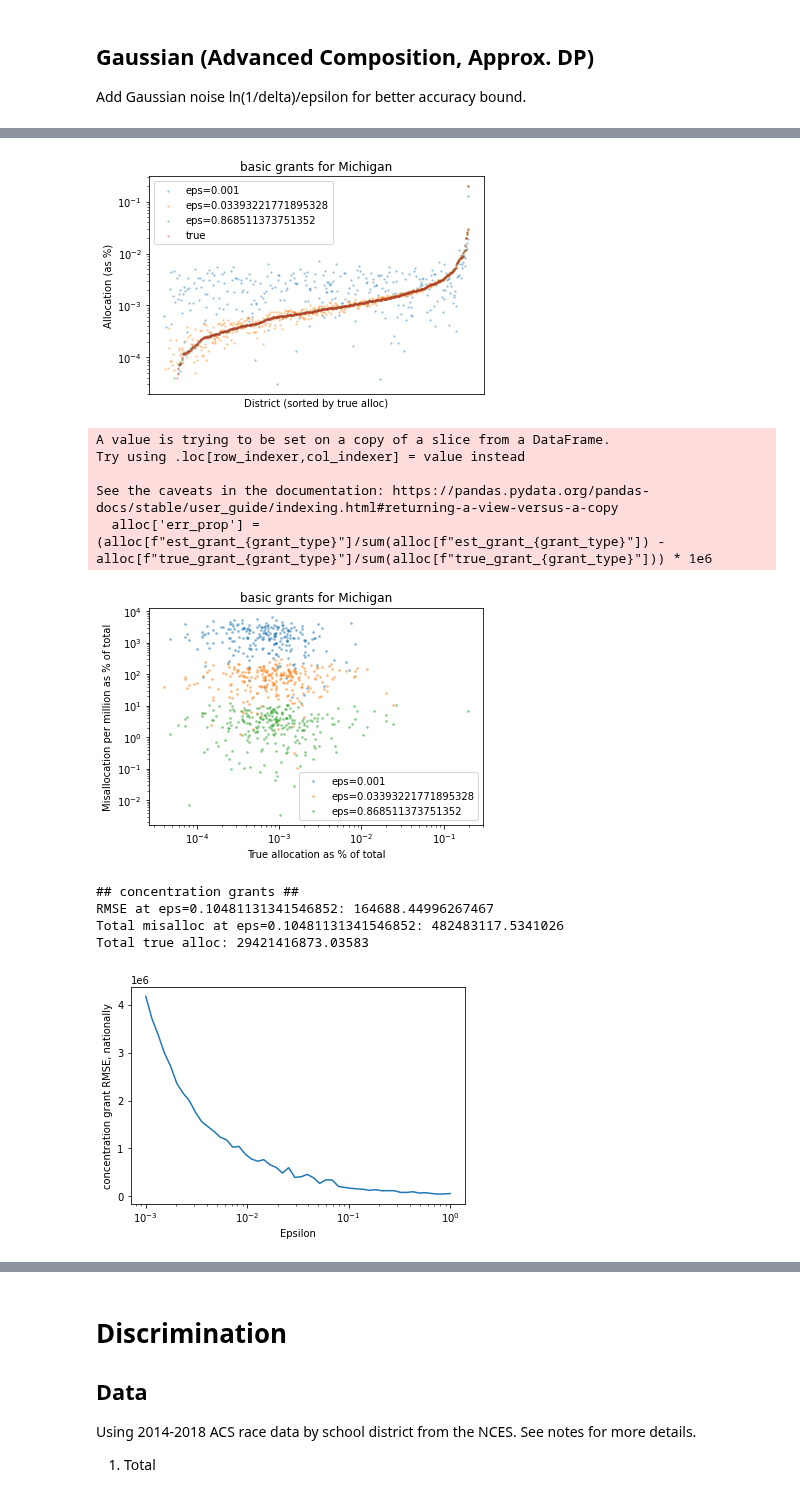
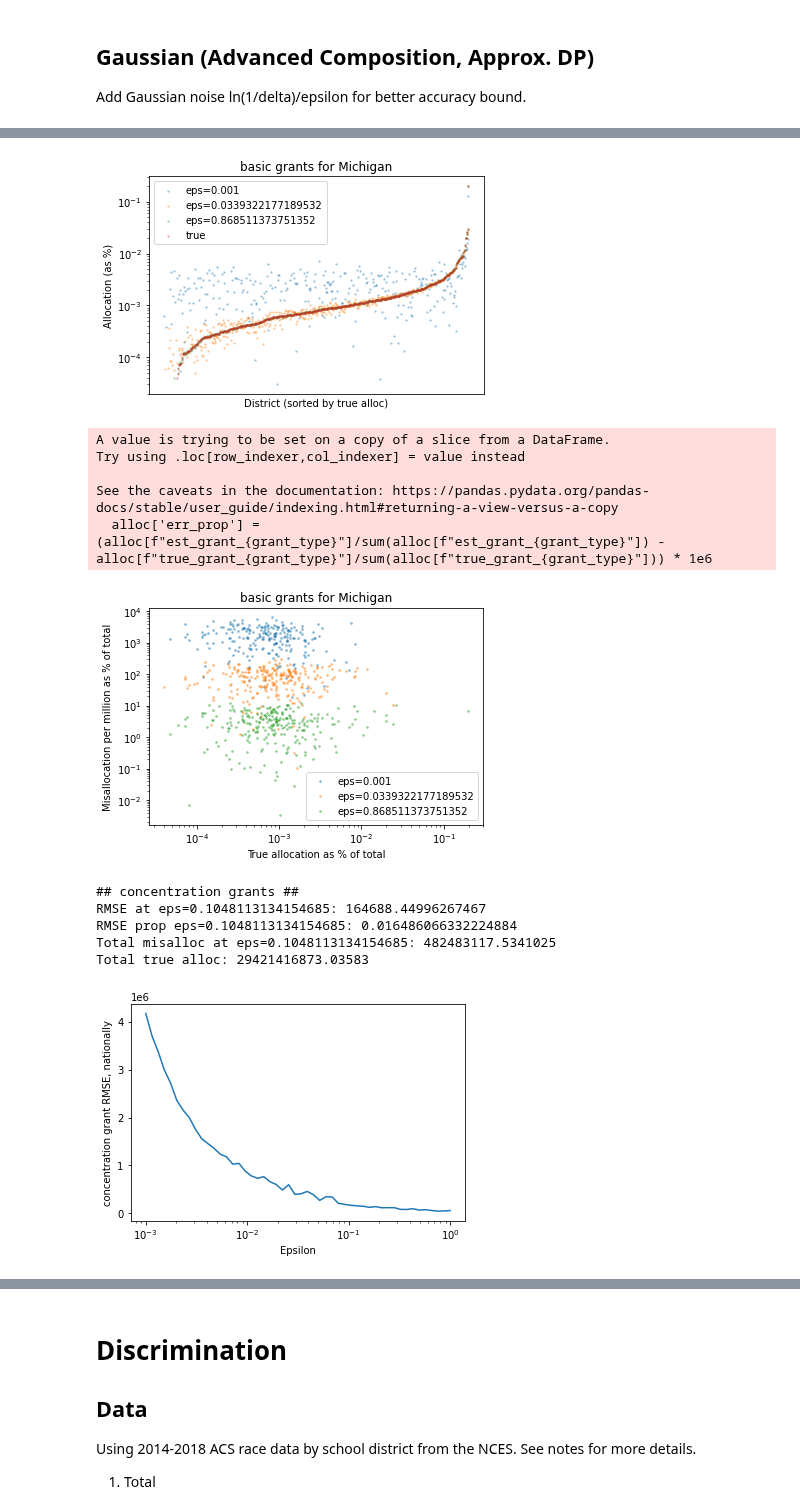
Before and after one commit to ryansteed/dp-policy, a Jupyter notebook: notebooks/titlei.ipynb, the cells around one changed output, grey strips where cells are left out. Cells and saved outputs as stored; diff of their text form; code cells hidden in the pictures.

```diff
--- a/notebooks/titlei.ipynb
+++ b/notebooks/titlei.ipynb
@@ -345 +335,3 @@ results.to_csv("../results/titlei_gaussian.csv")
+# %%
+results = pd.read_csv("../results/titlei_gaussian.csv").set_index(['delta', 'epsilon', 'id'])
 # %%
@@ -374,3 +371,3 @@ Total true alloc: 66729811774.698265
 # %%
-plot_results(results.loc[0.804])
+plot_results(results.xs(0.804))
 # %% [output]
@@ -385,14 +378,15 @@ Total misalloc at eps=0.10481131341546852: 472339382.17725414
 Total true alloc: 39894838662.272514
 [figure]
-[figure, old version]
+[figure, new version]
 A value is trying to be set on a copy of a slice from a DataFrame.
 Try using .loc[row_indexer,col_indexer] = value instead
 
 See the caveats in the documentation: https://pandas.pydata.org/pandas-docs/stable/user_guide/indexing.html#returning-a-view-versus-a-copy
   alloc['err_prop'] = (alloc[f"est_grant_{grant_type}"]/sum(alloc[f"est_grant_{grant_type}"]) - alloc[f"true_grant_{grant_type}"]/sum(alloc[f"true_grant_{grant_type}"])) * 1e6
-[figure, old version]
+[figure, new version]
 ## concentration grants ##
-RMSE at eps=0.10481131341546852: 164688.44996267467
-Total misalloc at eps=0.10481131341546852: 482483117.5341026
+RMSE at eps=0.1048113134154685: 164688.44996267467
+RMSE prop eps=0.1048113134154685: 0.016486066332224884
+Total misalloc at eps=0.1048113134154685: 482483117.5341025
 Total true alloc: 29421416873.03583
 [figure]
```
Also changed, not shown: parts of 15 cells of this notebook.
